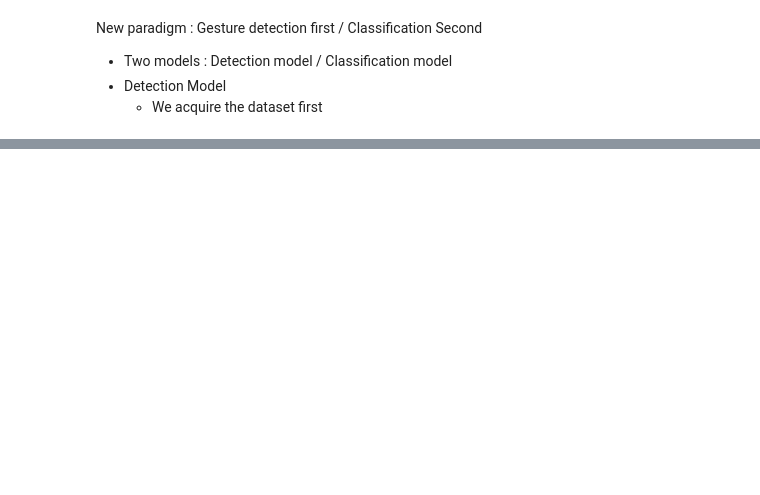
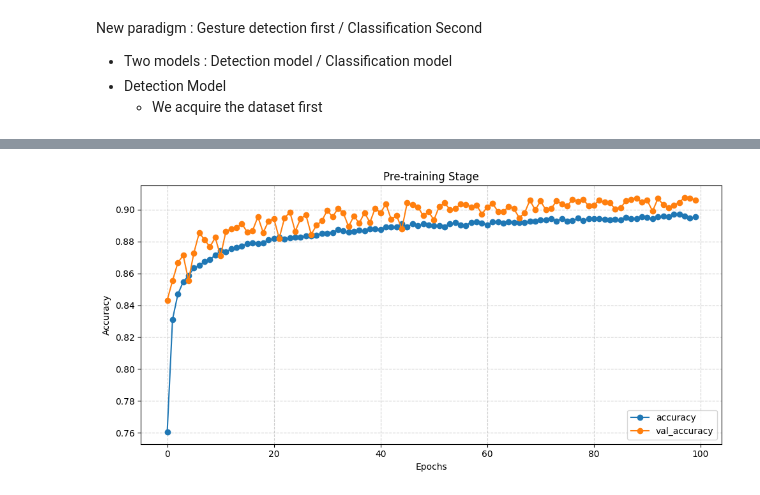
Before and after one commit to Hunminlee/Neural_Computing_Interface_MindForce, a Jupyter notebook: V5 Self Supervised Learning/Detection-Classification/Subject-H.ipynb, the cells around one changed output, grey strips where cells are left out. Drawn from its saved outputs; the diff is of its cells as text; code cells hidden in the pictures; blank space fills up the shorter version.

Commit message:
detection model2

```diff
--- a/V5 Self Supervised Learning/Detection-Classification/Subject-H.ipynb
+++ b/V5 Self Supervised Learning/Detection-Classification/Subject-H.ipynb
@@ -37,3 +40,15 @@ New paradigm : Gesture detection first / Classification Second
 - Two models : Detection model / Classification model
 - Detection Model
     - We acquire the dataset first
+# %%
+Threshold_K = 22  # 초기 학습 데이터
+X_init, y_init, X_init_test, y_init_test = trainer.return_until_K_data(K=Threshold_K, train_ratio=0.8)
+#X_init.shape, y_init.shape, X_init_test.shape, y_init_test.shape
+mask_train = y_init != 0
+X_init_5cls = X_init[mask_train]
+y_init_5cls = y_init[mask_train]-1
+
+# 테스트 데이터에서 0 제거
+mask_test = y_init_test != 0
+X_init_test_5cls = X_init_test[mask_test]
+y_init_test_5cls = y_init_test[mask_test]-1
@@ -39,0 +109,10 @@ New paradigm : Gesture detection first / Classification Second
+# %%
+Recognition_model = self_supervised_v1.build_model_after_detection(num_classes=5)  # 모델 생성 및 초기 학습
+result = Recognition_model.fit(X_init_5cls, y_init_5cls, validation_data=(X_init_test_5cls, y_init_test_5cls), epochs=100, batch_size=64, verbose=0)
+plot_result(result)
+Recognition_model.save('./Recognition_model_5CLS.h5')
+
+#from tensorflow.keras.models import load_model
+#model = load_model('my_model.h5')
+# %% [output]
+[figure, added]
```
Also changed, not shown: parts of 21 cells of this notebook, 2 other files.
